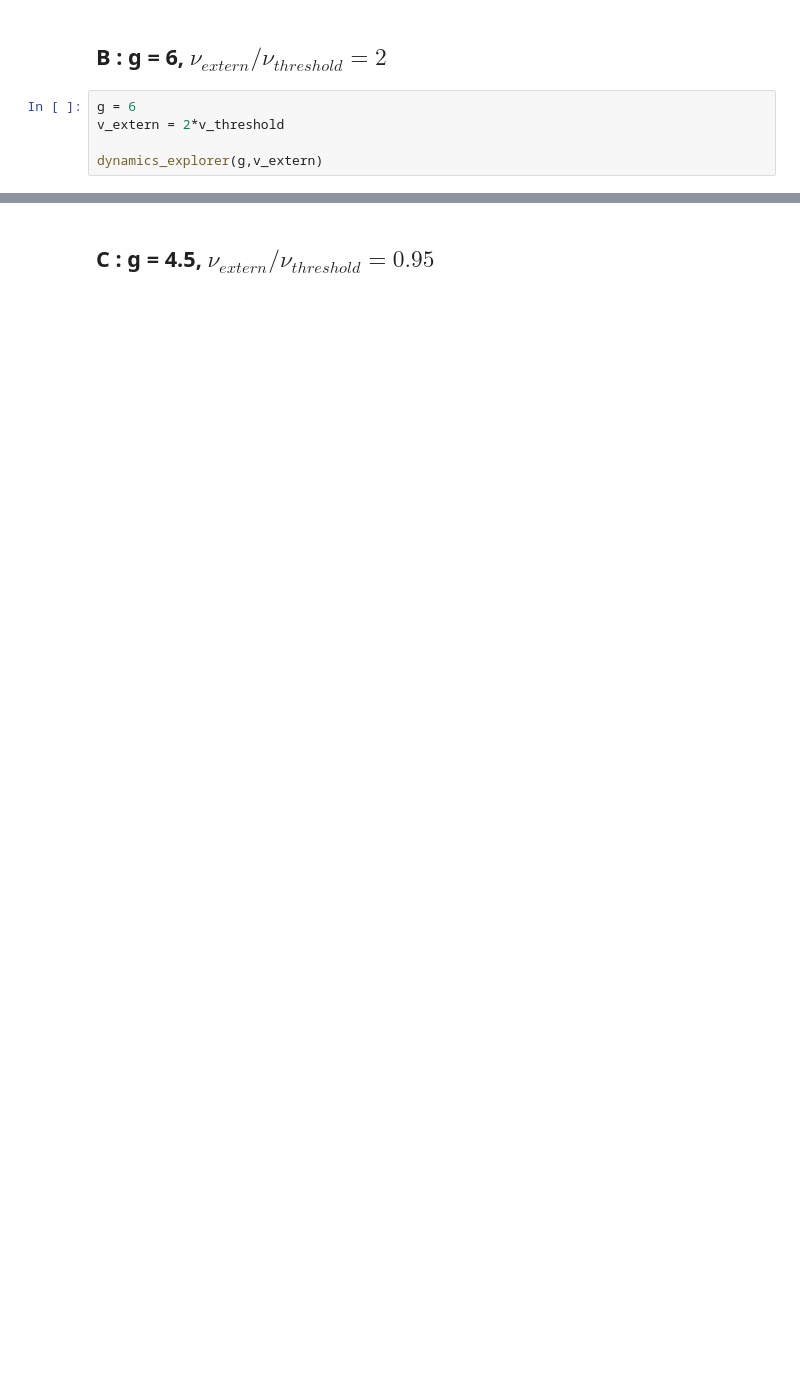
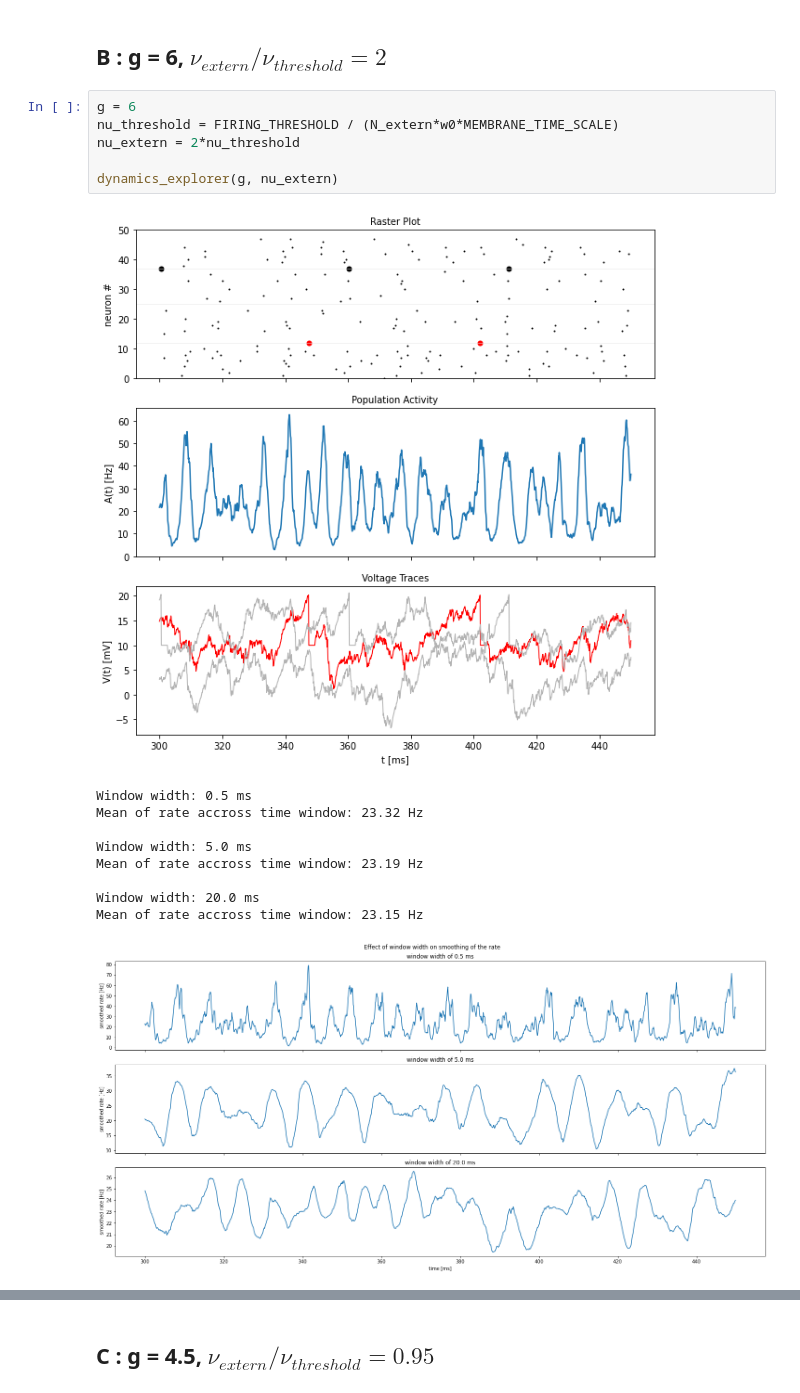
Before and after one commit to RobbeDeMuynck/CN_practicals, a Jupyter notebook: Module 3/Module3_Brunel_Group7.ipynb, the cells around one changed output, grey strips where cells are left out. Cells and saved outputs as stored; diff of their text form; blank space fills up the shorter version.

```diff
--- a/Module 3/Module3_Brunel_Group7.ipynb
+++ b/Module 3/Module3_Brunel_Group7.ipynb
@@ -627,6 +691,18 @@ We notice in the raster plot that some of the neurons (e.g neuron 25) fire simil
 ## B : g = 6, $\nu_{extern}/\nu_{threshold} = 2$
 # %%
 g = 6
-v_extern = 2*v_threshold
+nu_threshold = FIRING_THRESHOLD / (N_extern*w0*MEMBRANE_TIME_SCALE)
+nu_extern = 2*nu_threshold
 
-dynamics_explorer(g,v_extern)
+dynamics_explorer(g, nu_extern)
+# %% [output]
+[figure, added]
+Window width: 0.5 ms
+Mean of rate accross time window: 23.32 Hz
+
+Window width: 5.0 ms
+Mean of rate accross time window: 23.19 Hz
+
+Window width: 20.0 ms
+Mean of rate accross time window: 23.15 Hz
+[figure, added]
```
Also changed, not shown: parts of 26 cells of this notebook.
